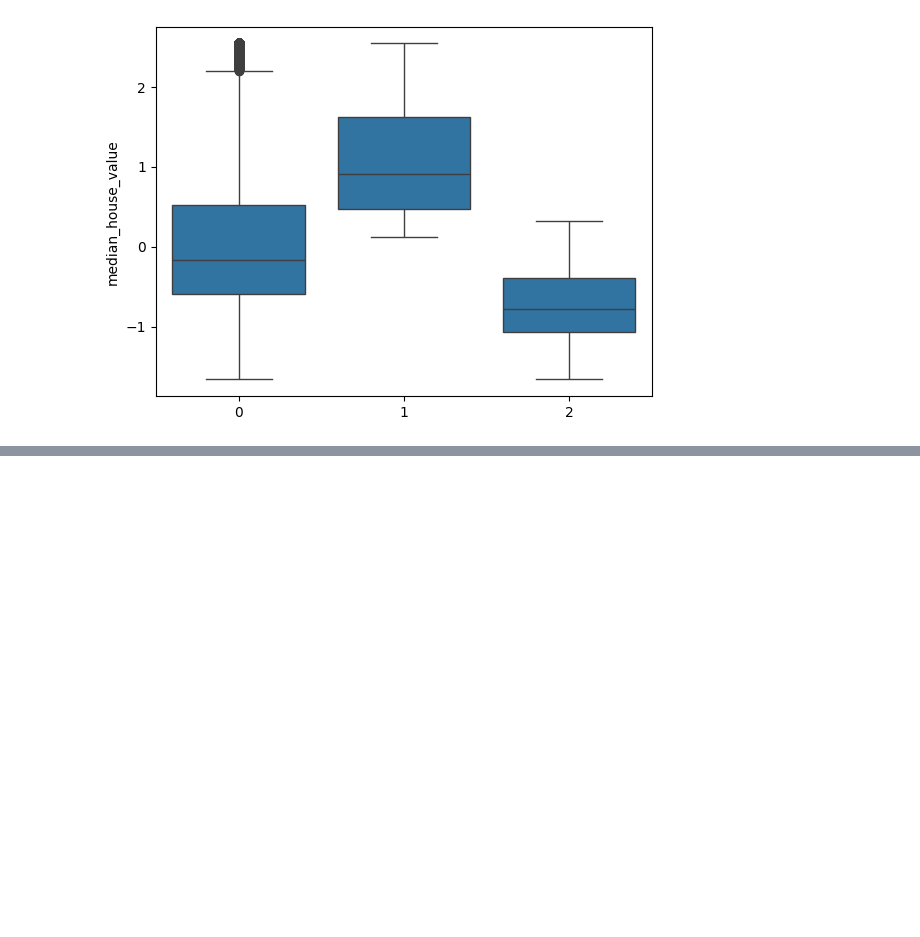
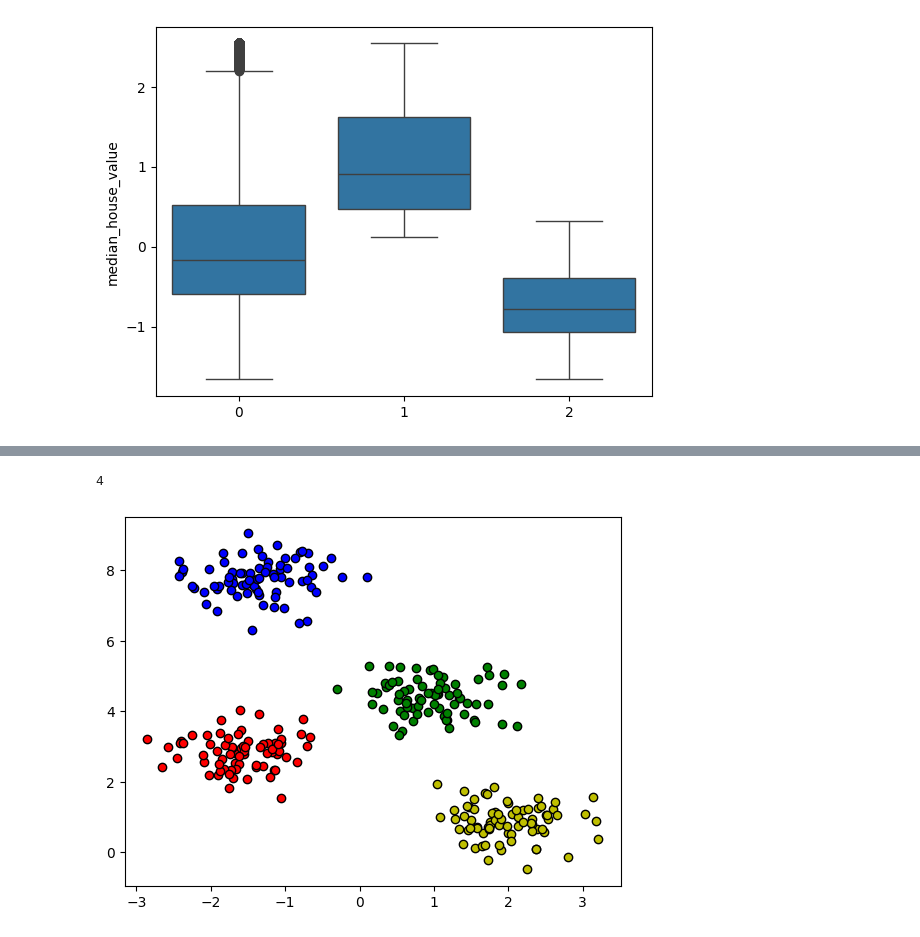
Before and after one commit to johnloane/sd4_dav_26, a Jupyter notebook: MLR/Cluster_Fri.ipynb, the cells around one changed output, grey strips where cells are left out. Saved outputs shown, nothing was run; the diff lists cells and outputs as text; code cells hidden in the pictures; blank space fills up the shorter version.

```diff
--- a/MLR/Cluster_Fri.ipynb
+++ b/MLR/Cluster_Fri.ipynb
@@ -384,0 +448,2 @@ sns.boxplot(x = kmeans.labels_, y = home_data['median_house_value'])
+# %%
+db = DBSCAN(eps=0.8, min_samples=5).fit(X)
@@ -384,0 +467,6 @@ sns.boxplot(x = kmeans.labels_, y = home_data['median_house_value'])
+# %%
+core_samples_mask = np.zeros_like(db.labels_, dtype=bool)
+# %%
+core_samples_mask[db.core_sample_indices_] = True
+# %%
+labels = db.labels_
@@ -384,0 +476,21 @@ sns.boxplot(x = kmeans.labels_, y = home_data['median_house_value'])
+# %%
+n_clusters
+# %% [output]
+4
+# %%
+#Plot results
+#Black to indicate noise
+unique_labels = set(labels)
+colours = ['y', 'b', 'g', 'r']
+for k, col in zip(unique_labels, colours):
+    if k == -1:
+        #Black as it is noise
+        col = 'k'
+
+    class_member_mask = (labels == k)
+    xy = X[class_member_mask & core_samples_mask]
+    plt.plot(xy[:, 0], xy[:, 1], 'o', markerfacecolor=col, markeredgecolor='k', markersize = 6)
+    xy = X[class_member_mask & ~core_samples_mask]
+    plt.plot(xy[:, 0], xy[:, 1], 'x', markerfacecolor=col, markeredgecolor='k', markersize = 6)
+# %% [output]
+[figure, added]
```
Also changed, not shown: parts of 28 cells of this notebook, 2 other files.
